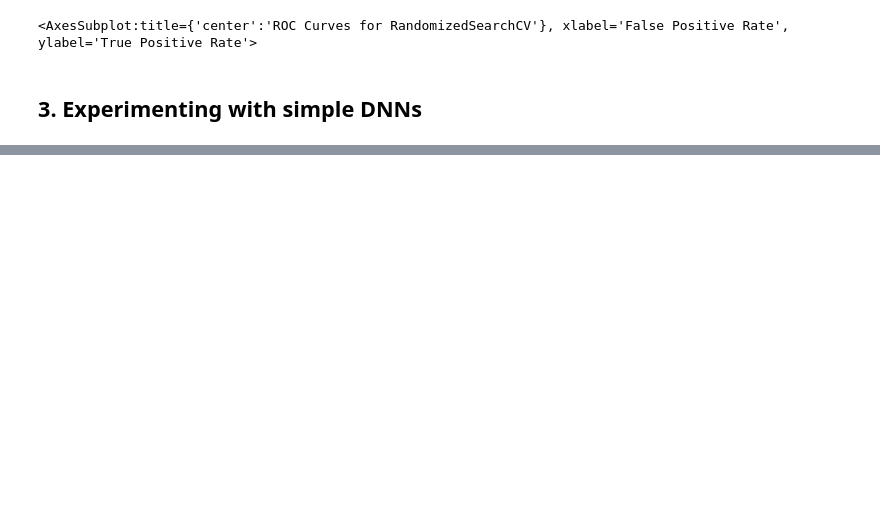
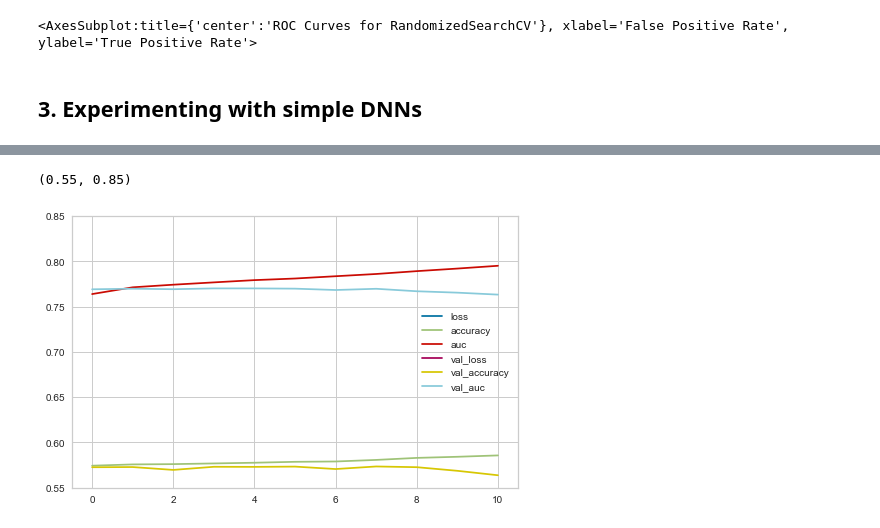
Before and after one commit to JonasSchroeder/Kaggel-Tabular-Playground-Series-2021, a Jupyter notebook: May/Kaggle TPS 2021 - May.ipynb, the cells around one changed output, grey strips where cells are left out. Saved outputs shown, nothing was run; the diff lists cells and outputs as text; code cells hidden in the pictures; blank space fills up the shorter version.

```diff
--- a/May/Kaggle TPS 2021 - May.ipynb
+++ b/May/Kaggle TPS 2021 - May.ipynb
@@ -790,27 +828,42 @@ export_df.head()
+# %%
+# encode from y column to four
+from sklearn.preprocessing import LabelBinarizer
+
+enc = LabelBinarizer()
+enc.fit(y)
+
+y_train_encoded = enc.transform(y_train)
+
+y_valid_encoded = enc.transform(y_valid)
 # %%
-X_train = pd.DataFrame(X_train_pre.toarray())
-X_valid = pd.DataFrame(X_test_pre.toarray())
-X_submit = pd.DataFrame(X_submit_pre.toarray())
+X_train = pd.DataFrame(X_train)
+y_train_encoded = pd.DataFrame(y_train_encoded)
 
-y_train = y_train
-y_valid = y_test
+X_valid = pd.DataFrame(X_valid)
+y_valid_encoded = pd.DataFrame(y_valid_encoded)
+
+X_submit = pd.DataFrame(X_submit_trans)
 # %%
 import tensorflow as tf
 from tensorflow import keras
 
 # Model definition
 model = keras.models.Sequential([
-    keras.layers.Dense(50, activation="relu"),
-    keras.layers.Dense(10, activation="relu"),
-    keras.layers.Dense(1, activation="sigmoid")
+    keras.layers.Dense(100, activation="relu", kernel_initializer='he_uniform'),
+    keras.layers.Dense(100, activation="relu", kernel_initializer='he_uniform'),
+    keras.layers.Dense(100, activation="relu", kernel_initializer='he_uniform'),
+    keras.layers.Dense(100, activation="relu", kernel_initializer='he_uniform'),
+    keras.layers.Dense(100, activation="relu", kernel_initializer='he_uniform'),
+    keras.layers.Dense(100, activation="relu", kernel_initializer='he_uniform'),
+    keras.layers.Dense(4, activation="softmax")
 ])
 
 # specify loss function and optimizer
-model.compile(loss="binary_crossentropy",
-             optimizer="sgd",
+model.compile(loss="categorical_crossentropy",
+             optimizer="adam",
              metrics=["accuracy", "AUC"])
 # %%
 # fit the model
-history = model.fit(X_train, y_train, epochs=100,
-                    validation_data=(X_valid, y_valid),
+history = model.fit(X_train, y_train_encoded, epochs=100,
+                    validation_data=(X_valid, y_valid_encoded),
                     callbacks=[keras.callbacks.EarlyStopping(patience=5)])
@@ -817,9 +888,12 @@ history = model.fit(X_train, y_train, epochs=100,
 # %%
 # plot learning curves
 import pandas as pd
 import matplotlib.pyplot as plt
 
 pd.DataFrame(history.history).plot(figsize=(8, 5))
 plt.grid(True)
-plt.gca().set_ylim(0.8,0.9)
+plt.gca().set_ylim(0.55,0.85)
+# %% [output]
+(0.55, 0.85)
+[figure, added]
 # %%
```
Also changed, not shown: parts of 31 cells of this notebook, 10 other files.
